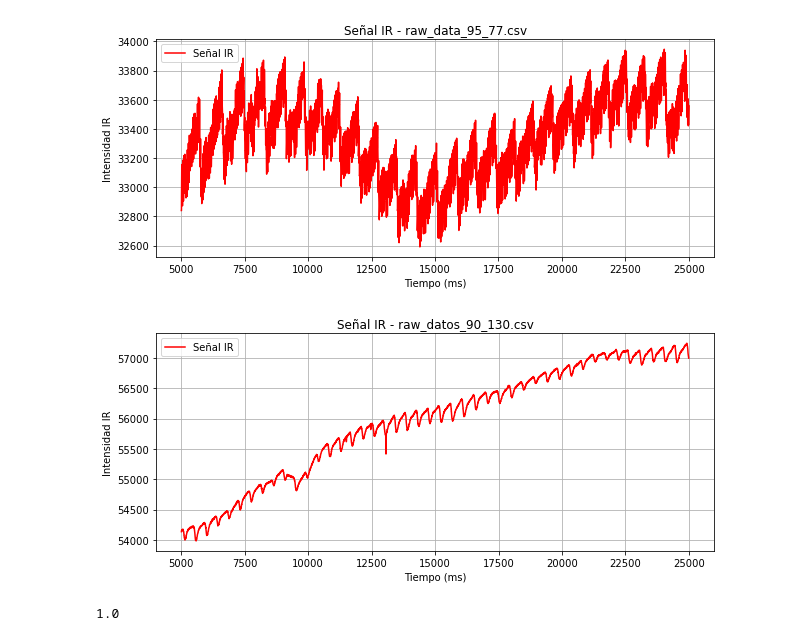
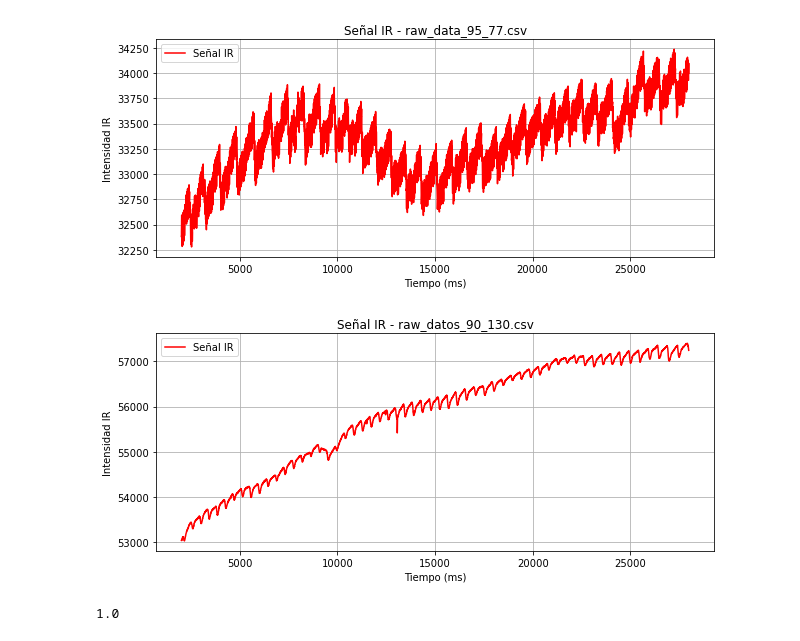
Before and after one commit to ElenaRuizMoreno/TFG-Elena-Ruiz, a Jupyter notebook: Código/procesamiento/save_log.ipynb, the cells around one changed output. Drawn from its saved outputs; the diff is of its cells as text; code cells hidden in the pictures.

```diff
--- a/Código/procesamiento/save_log.ipynb
+++ b/Código/procesamiento/save_log.ipynb
@@ -41,37 +36,37 @@ import glob
 import pandas as pd
 
 ruta_csv = r"C:\Users\Elena\Desktop\GitHub\TFG-Elena-Ruiz\Datos\Datos crudos\save_log"
 
 archivos = glob.glob(os.path.join(ruta_csv, "*.csv"))
 
 for archivo in archivos:
     df = pd.read_csv(archivo, delimiter=";")
 
     columnas_requeridas = ["Tiempo (ms)", "IR", "AMB_IR", "RED", "AMB_RED"]
     if not all(col in df.columns for col in columnas_requeridas):
         print(f"Advertencia: El archivo {archivo} no tiene las columnas esperadas. Se omite.")
         continue
 
     df["Tiempo (s)"] = (df["Tiempo (ms)"] - df["Tiempo (ms)"].iloc[0]) / 1000  # Normalizar a segundos
 
-    tiempo_inicio = df["Tiempo (s)"].iloc[0] + 5
-    tiempo_fin = df["Tiempo (s)"].iloc[-1] - 5
+    tiempo_inicio = df["Tiempo (s)"].iloc[0] + 2
+    tiempo_fin = df["Tiempo (s)"].iloc[-1] - 2
     df_recortado = df[(df["Tiempo (s)"] >= tiempo_inicio) & (df["Tiempo (s)"] <= tiempo_fin)]
 
     df_recortado = df_recortado.drop(columns=["Tiempo (s)"])
 
     # Graficar la señal IR
     plt.figure(figsize=(10, 4))
     plt.plot(df_recortado["Tiempo (ms)"], df_recortado["IR"], label="Señal IR", color="red")
     plt.xlabel("Tiempo (ms)")
     plt.ylabel("Intensidad IR")
     plt.title(f"Señal IR - {os.path.basename(archivo)}")
     plt.legend()
     plt.grid()
     plt.show()
 # %% [output]
-[figure, old version]
+[figure, new version]
-[figure, old version]
+[figure, new version]
 # %%
 fs = 1 / df_recortado["Tiempo (ms)"].diff().median()
 fs
```
Also changed, not shown: parts of 3 cells of this notebook, 2 other files.
